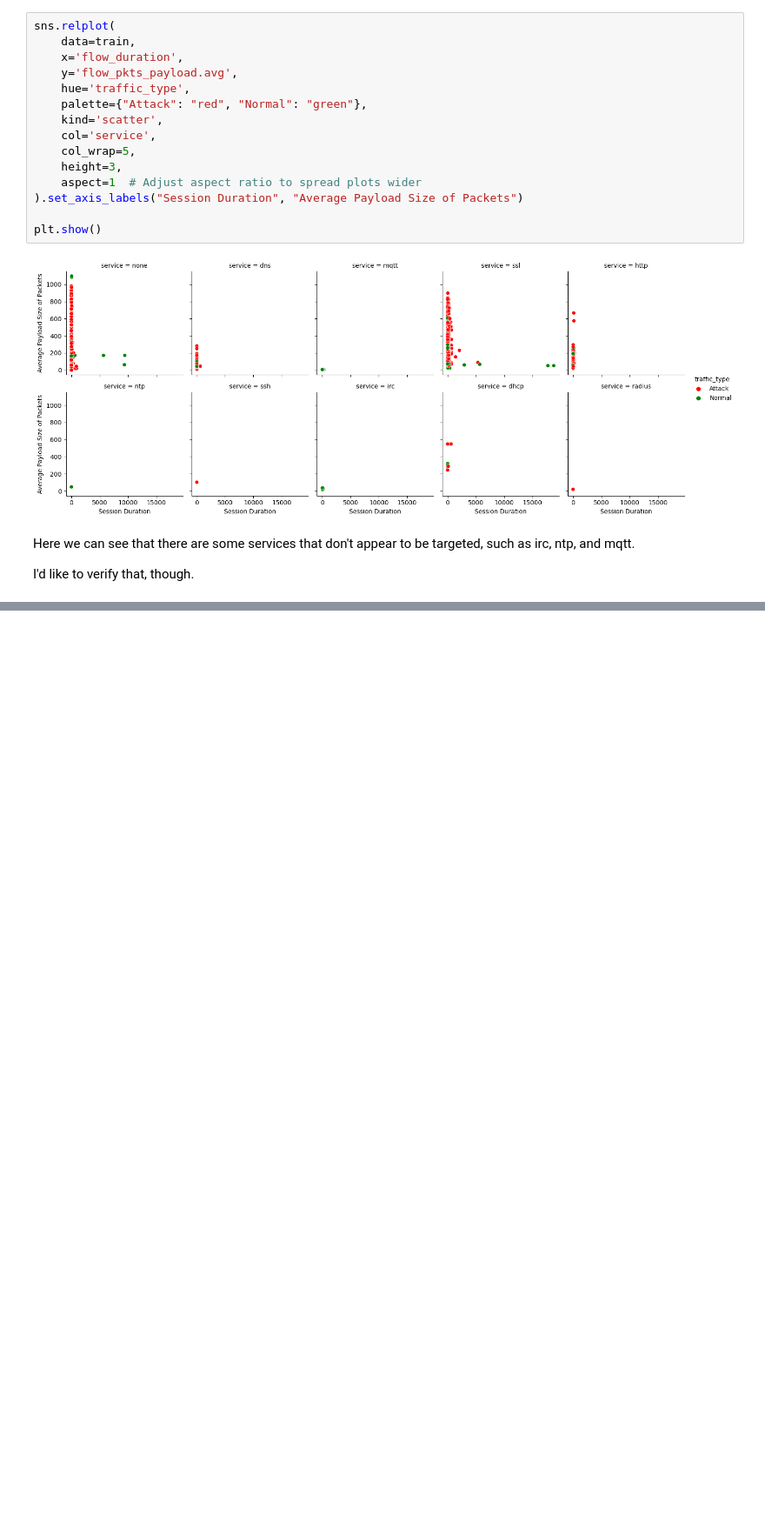
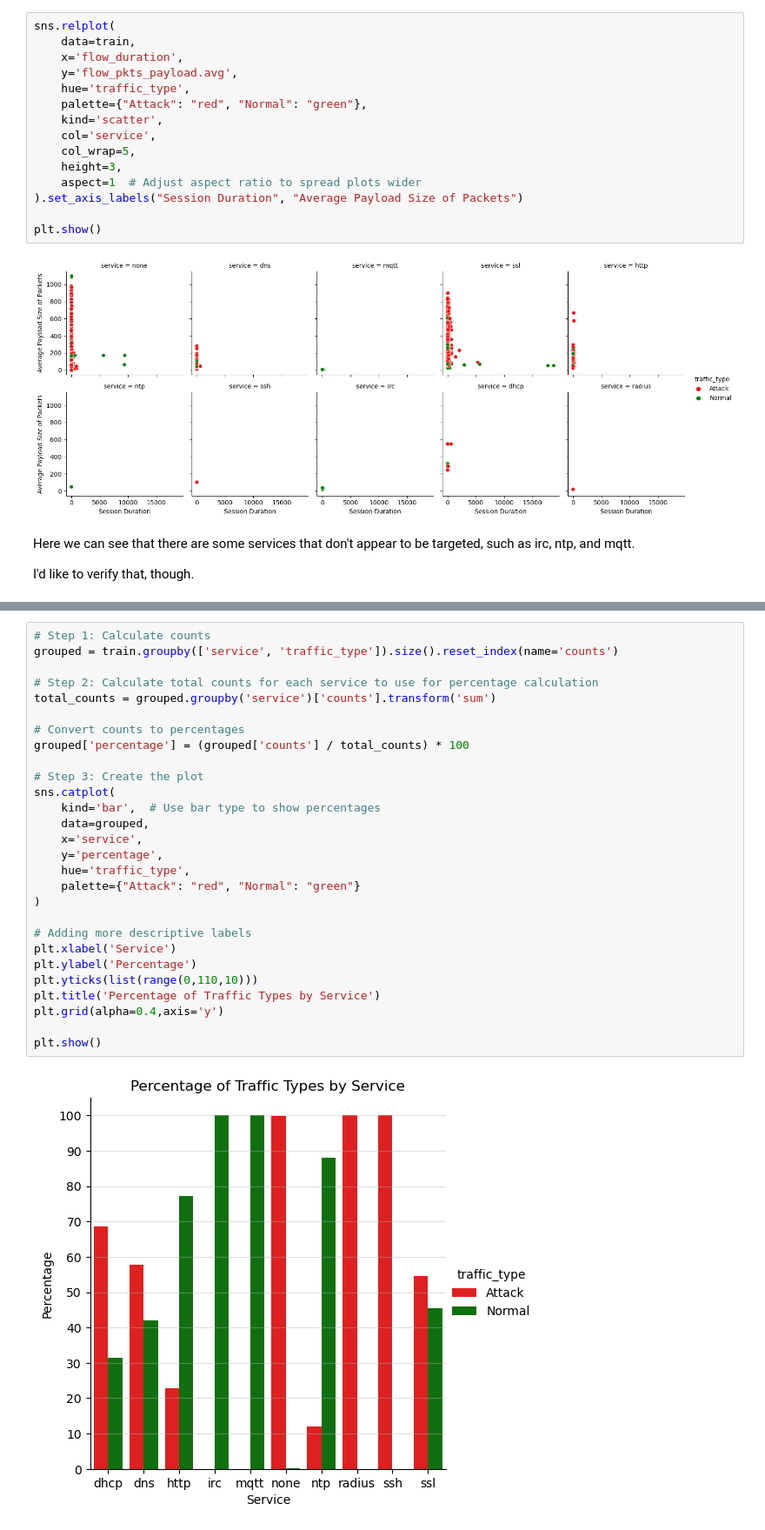
Before and after one commit to Michael-Nelson361/RT-IOT2022, a Jupyter notebook: explore.ipynb, the cells around one changed output, grey strips where cells are left out. Shown: that part at 87% size. Drawn from its saved outputs; the diff is of its cells as text; blank space fills up the shorter version.

```diff
--- a/explore.ipynb
+++ b/explore.ipynb
@@ -103,0 +134,30 @@ plt.show()
+# %%
+# Step 1: Calculate counts
+grouped = train.groupby(['service', 'traffic_type']).size().reset_index(name='counts')
+
+# Step 2: Calculate total counts for each service to use for percentage calculation
+total_counts = grouped.groupby('service')['counts'].transform('sum')
+
+# Convert counts to percentages
+grouped['percentage'] = (grouped['counts'] / total_counts) * 100
+
+# Step 3: Create the plot
+sns.catplot(
+    kind='bar',  # Use bar type to show percentages
+    data=grouped,
+    x='service',
+    y='percentage',
+    hue='traffic_type',
+    palette={"Attack": "red", "Normal": "green"}
+)
+
+# Adding more descriptive labels
+plt.xlabel('Service')
+plt.ylabel('Percentage')
+plt.yticks(list(range(0,110,10)))
+plt.title('Percentage of Traffic Types by Service')
+plt.grid(alpha=0.4,axis='y')
+
+plt.show()
+# %% [output]
+[figure, added]
```
Also changed, not shown: parts of 13 cells of this notebook.
